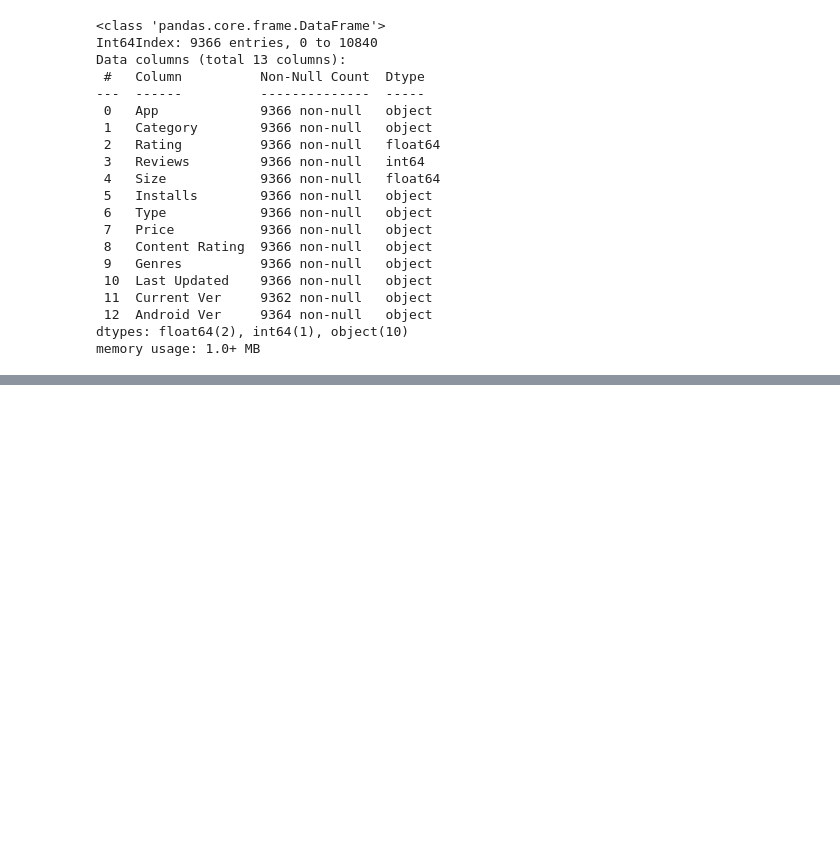
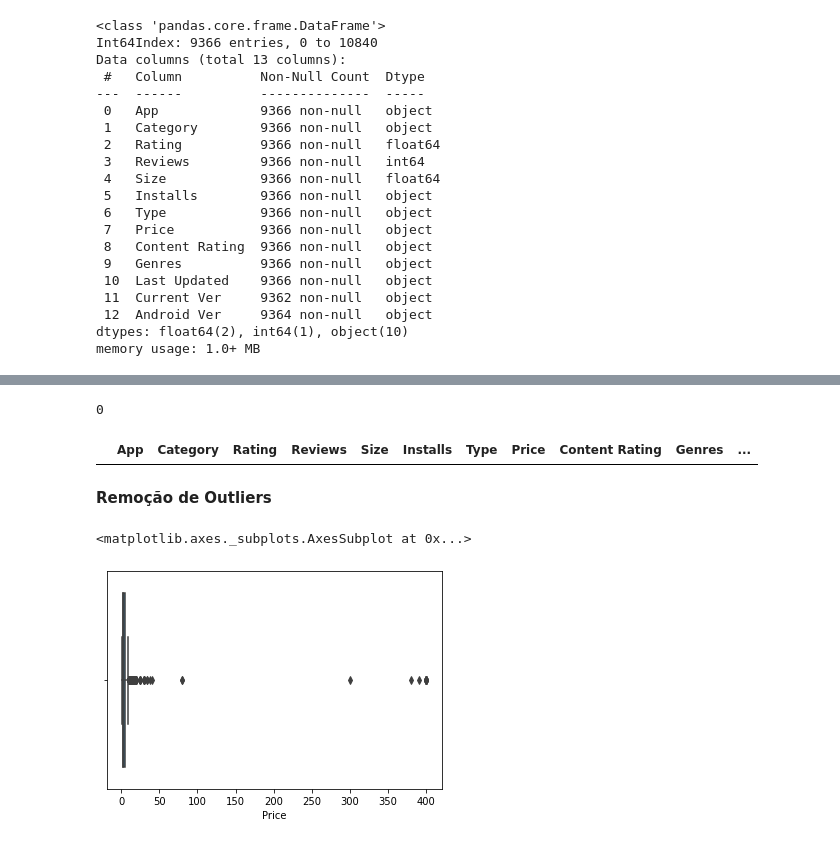
Before and after one commit to edmgjr/portifolio, a Jupyter notebook: Limpesa_e_preprocessamento_de_dados_googleplaystore.ipynb, the cells around one changed output, grey strips where cells are left out. Drawn from its saved outputs; the diff is of its cells as text; code cells hidden in the pictures; blank space fills up the shorter version.

```diff
--- a/Limpesa_e_preprocessamento_de_dados_googleplaystore.ipynb
+++ b/Limpesa_e_preprocessamento_de_dados_googleplaystore.ipynb
@@ -432,0 +566,21 @@ df.head()
+# %%
+df['Price'] = df['Price'].str.replace('$', '', regex=False)
+# %%
+#Convertendo de string para numeric
+df['Price'] = pd.to_numeric(df['Price'], errors='coerce')
+# %%
+df['Price'].isnull().sum() #Não há nenhum registro NaN para Price
+# %% [output]
+0
+# %%
+#Checando de se há apps 'Free' com preços diferentes de zero
+df.query('Type == "Free" and Price != 0')
+# %% [output]
+|  | App | Category | Rating | Reviews | Size | Installs | Type | Price | Content Rating | Genres | ... |
+# %% [markdown]
+**Remoção de Outliers**
+# %%
+sns.boxplot(x='Price', data=df.query('Type == "Paid"'))
+# %% [output]
+<matplotlib.axes._subplots.AxesSubplot at 0x...>
+[figure, added]
```
Also changed, not shown: parts of 60 cells of this notebook.
